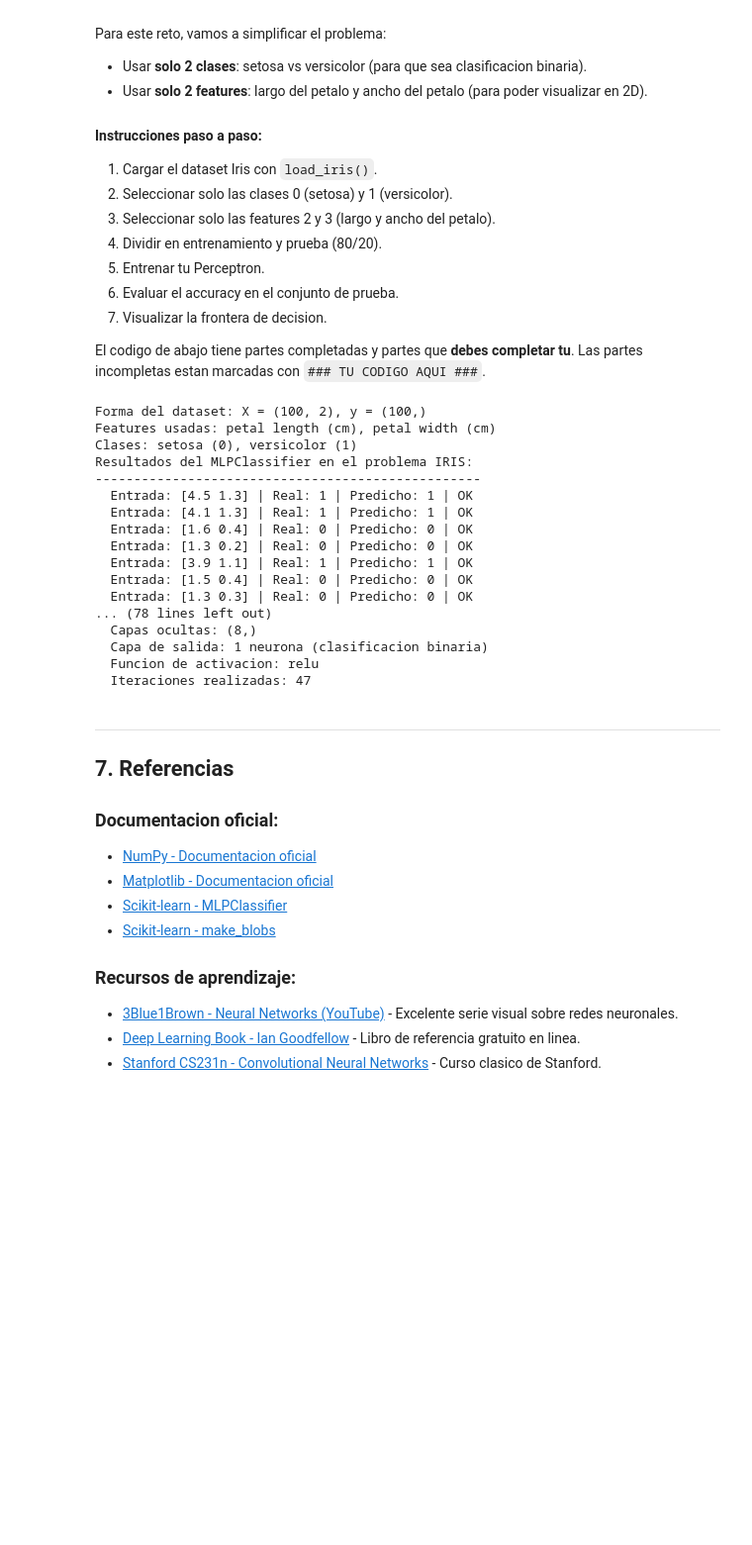
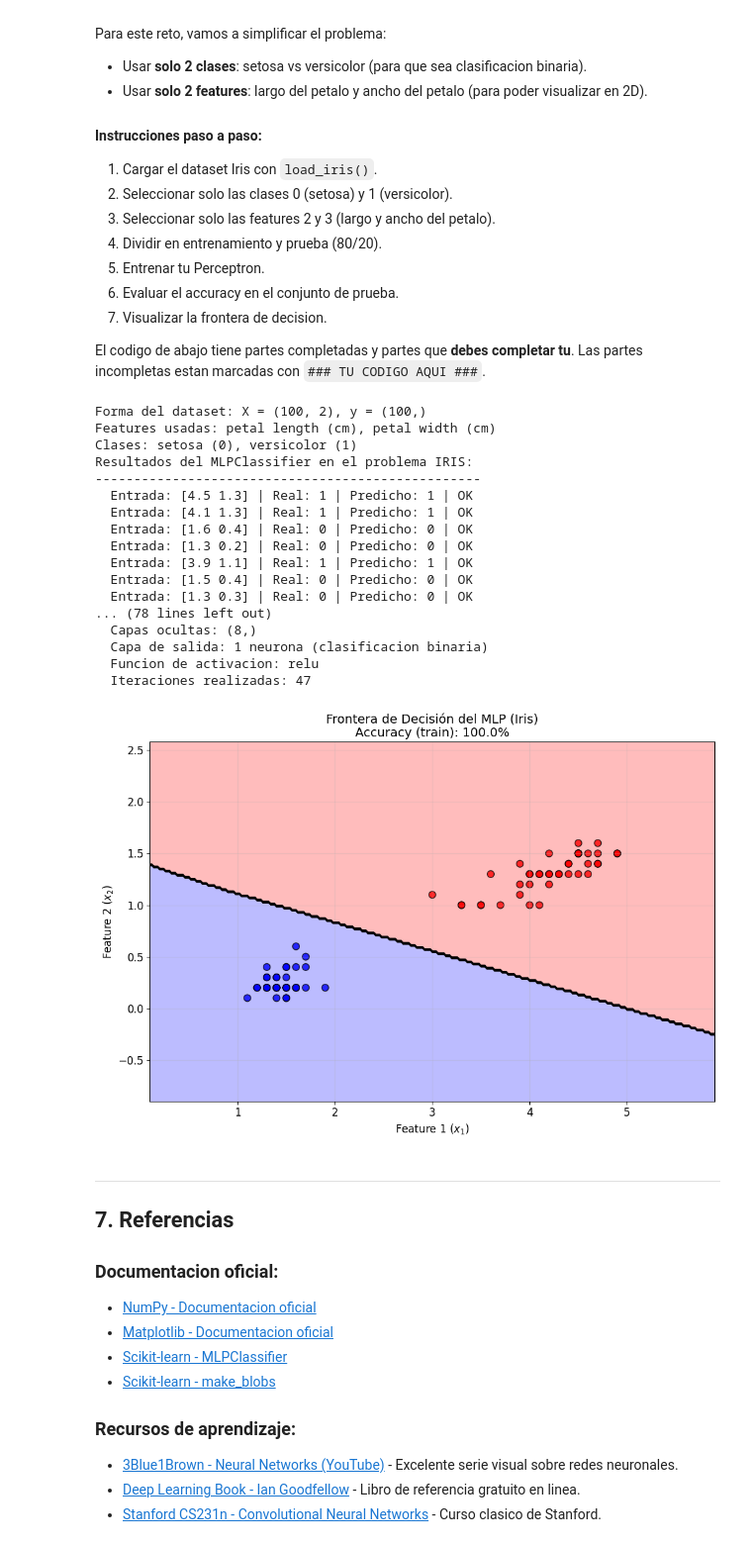
Before and after one commit to profejulianflorez/deep-learning-2-TdeA, a Jupyter notebook: guias/Guia_01_Fundamentos_DL_Perceptron.ipynb, the cells around one changed output. Shown at 99% size. Cells and saved outputs as stored; diff of their text form; code cells hidden in the pictures; blank space fills up the shorter version.

```diff
--- a/guias/Guia_01_Fundamentos_DL_Perceptron.ipynb
+++ b/guias/Guia_01_Fundamentos_DL_Perceptron.ipynb
@@ -1450,34 +1448,43 @@ acc_mlp_iris = accuracy_score(y_train, predicc_mlp_iris)
 print(f"\nAccuracy: {acc_mlp_iris * 100:.1f}%")
 
 # Informacion de la arquitectura
 print(f"\nArquitectura de la red:")
 print(f"  Capa de entrada: {X_train.shape[1]} neuronas (una por feature)")
 print(f"  Capas ocultas: {mlp_iris.hidden_layer_sizes}")
 print(f"  Capa de salida: 1 neurona (clasificacion binaria)")
 print(f"  Funcion de activacion: {mlp_iris.activation}")
-print(f"  Iteraciones realizadas: {mlp_iris.n_iter_}")
+print(f"  Iteraciones realizadas: {mlp_iris.n_iter_}\n")
 
 # Paso 7: Visualizar la frontera de decision
 # Usa la funcion plot_decision_boundary() que definimos arriba
 # Grafica usando X_train y y_train
+fig, ax = plt.subplots(figsize=(10, 7))
+plot_decision_boundary(
+    X_train, y_train, mlp_iris,
+    title=f'Frontera de Decisión del MLP (Iris)\nAccuracy (train): {acc_mlp_iris * 100:.1f}%',
+    ax=ax
+)
+plt.tight_layout()
+plt.show()
 # %% [output]
 Forma del dataset: X = (100, 2), y = (100,)
 Features usadas: petal length (cm), petal width (cm)
 Clases: setosa (0), versicolor (1)
 Resultados del MLPClassifier en el problema IRIS:
 --------------------------------------------------
   Entrada: [4.5 1.3] | Real: 1 | Predicho: 1 | OK
   Entrada: [4.1 1.3] | Real: 1 | Predicho: 1 | OK
   Entrada: [1.6 0.4] | Real: 0 | Predicho: 0 | OK
   Entrada: [1.3 0.2] | Real: 0 | Predicho: 0 | OK
   Entrada: [3.9 1.1] | Real: 1 | Predicho: 1 | OK
   Entrada: [1.5 0.4] | Real: 0 | Predicho: 0 | OK
   Entrada: [1.3 0.3] | Real: 0 | Predicho: 0 | OK
 ... (78 lines left out)
   Capas ocultas: (8,)
   Capa de salida: 1 neurona (clasificacion binaria)
   Funcion de activacion: relu
   Iteraciones realizadas: 47
+[figure, added]
 # %% [markdown]
 ---
 
```
Also changed, not shown: parts of 1 cell of this notebook.
